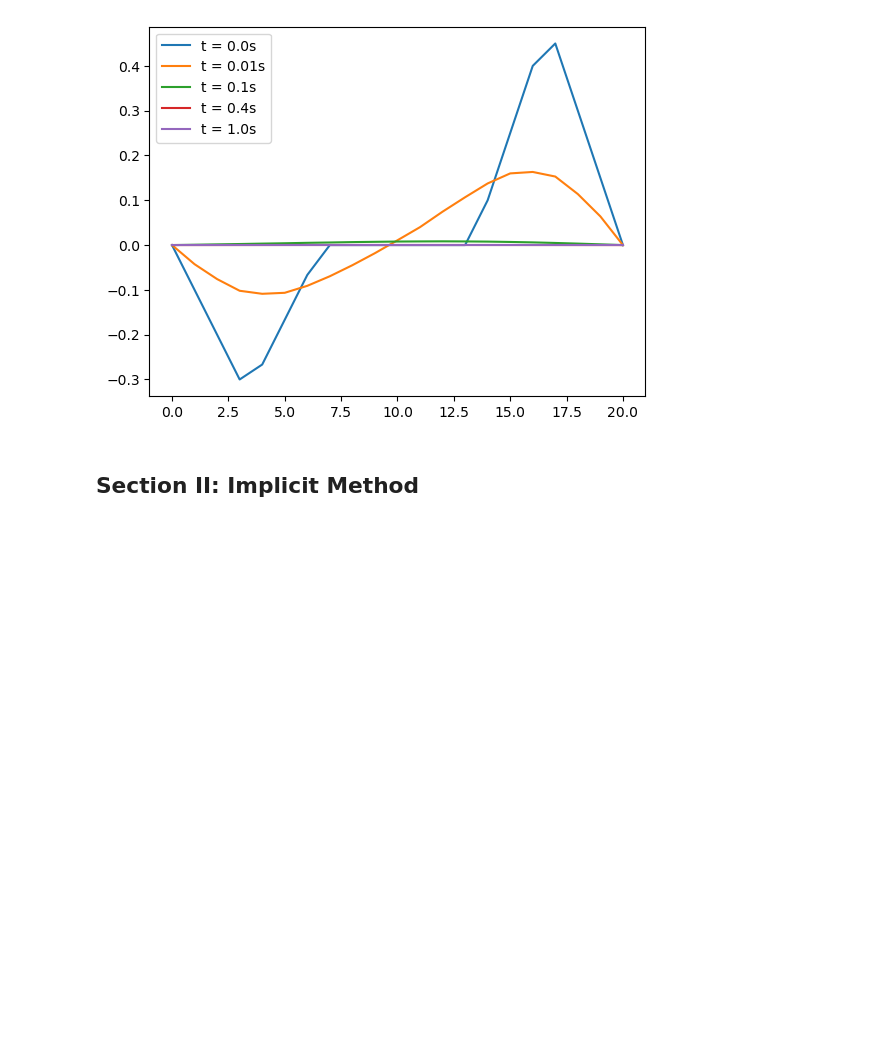
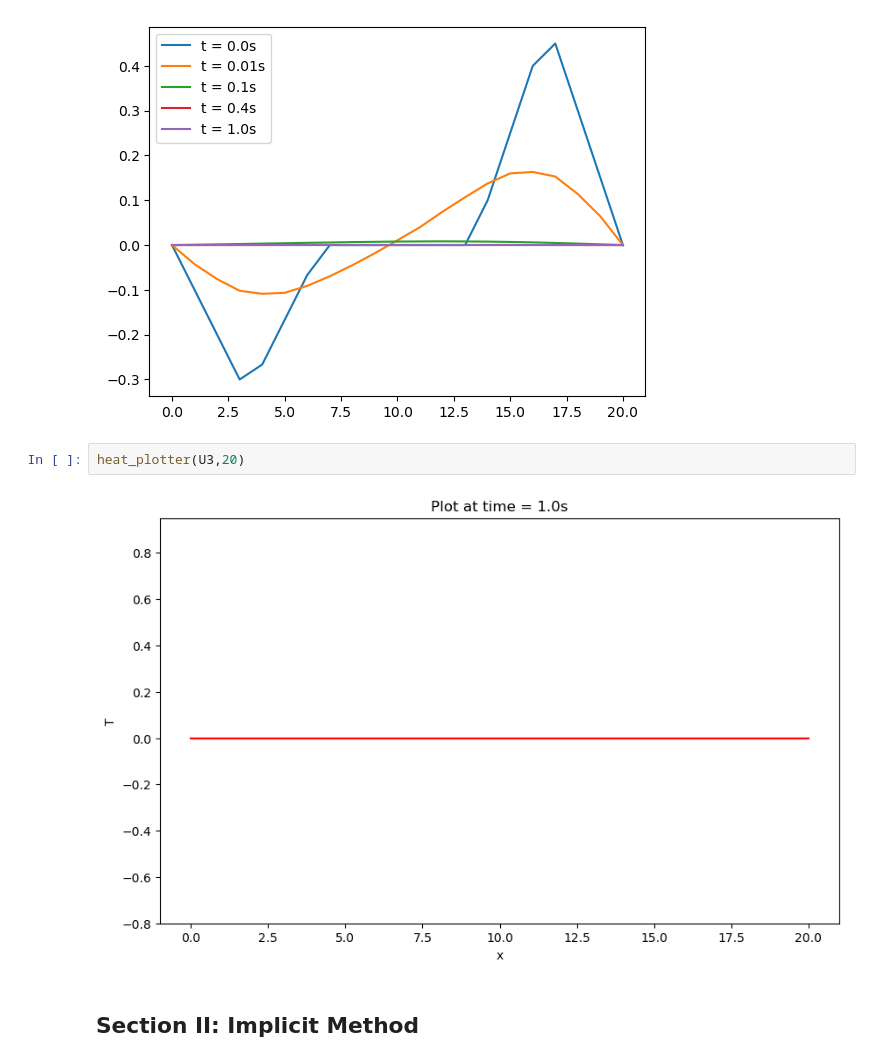
Before and after one commit to Miller-Ryan-1/csueb_phys, a Jupyter notebook: Heat Equation PDE Solutions.ipynb, the cells around one changed output. Saved outputs shown, nothing was run; the diff lists cells and outputs as text; blank space fills up the shorter version.

```diff
--- a/Heat Equation PDE Solutions.ipynb
+++ b/Heat Equation PDE Solutions.ipynb
@@ -327,6 +375,10 @@ plt.legend()
 plt.show()
 # %% [output]
 [figure]
+# %%
+heat_plotter(U3,20)
+# %% [output]
+[figure, added]
 # %% [markdown]
 ## Section II: Implicit Method
 # %%
```
Also changed, not shown: parts of 14 cells of this notebook.
